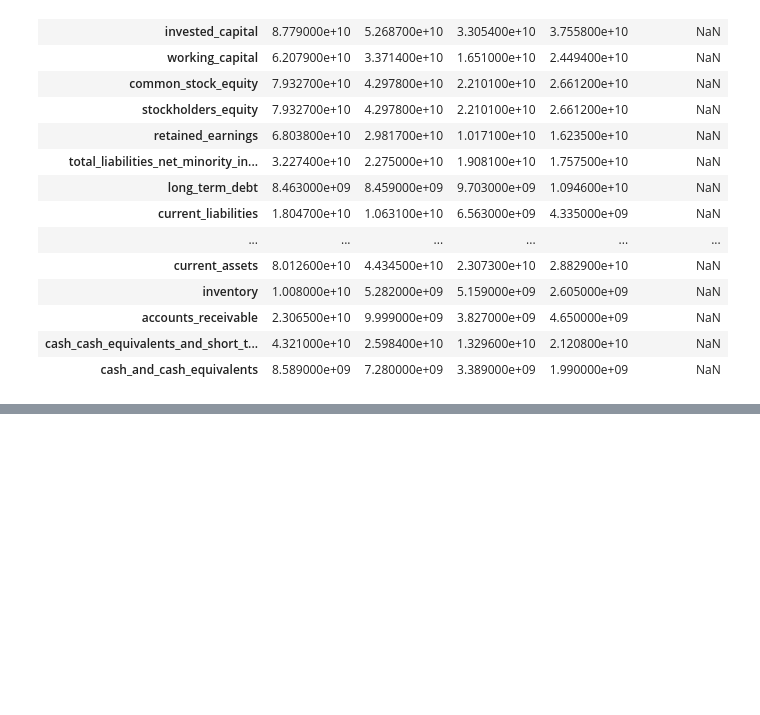
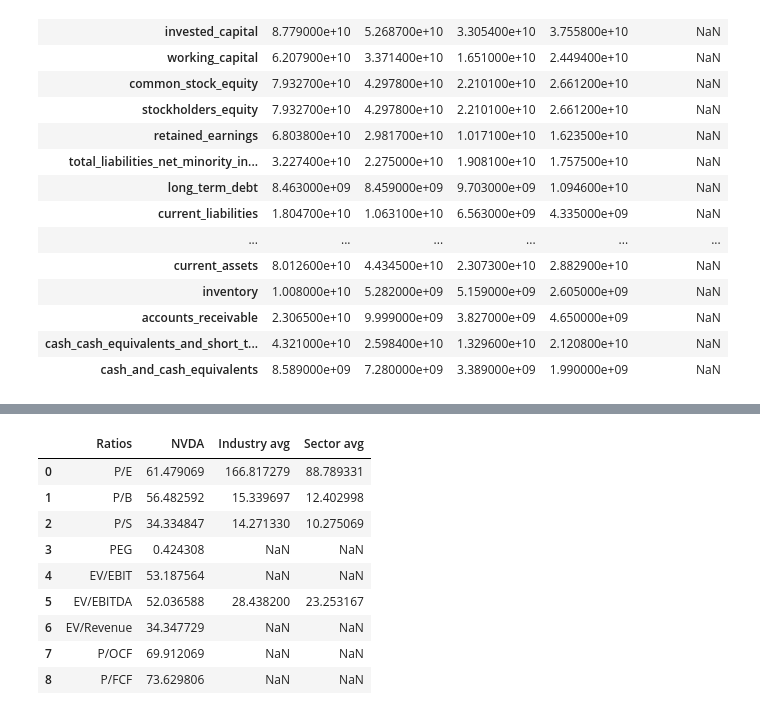
Before and after one commit to Idaliya19/Fin-markets, a Jupyter notebook: Idaliia.ipynb, the cells around one changed output, grey strips where cells are left out. Drawn from its saved outputs; the diff is of its cells as text; code cells hidden in the pictures; blank space fills up the shorter version.

```diff
--- a/Idaliia.ipynb
+++ b/Idaliia.ipynb
@@ -257,0 +343,6 @@ Mounted at /content/drive
+# %%
+ev_ebit = enterprise_value / ebit if ebit != 0 else None
+ev_ebitda = enterprise_value / ebitda if ebitda != 0 else None
+ev_revenue = enterprise_value / revenue if revenue != 0 else None
+p_ocf = market_cap / operating_cash_flow if operating_cash_flow != 0 else None
+p_fcf = market_cap / free_cash_flow if free_cash_flow != 0 else None
@@ -257,0 +372,30 @@ Mounted at /content/drive
+# %%
+industry_peers = ['NVDA', 'AMD', 'INTC', 'AVGO', 'QCOM']
+sector_peers = ['NVDA', 'AMD', 'INTC', 'AVGO', 'QCOM', 'TSM', 'MU', 'TXN', 'AMAT', 'LRCX', 'KLAC', 'ADI']
+# %%
+def get_peer_ratios(peer_list, group_name):
+    all_ratios = {'pe': [], 'pb': [], 'ps': [], 'peg': [], 'ev_ebitda': []}
+    yahoo_fields = {
+        'pe': 'trailingPE',
+        'pb': 'priceToBook',
+        'ps': 'priceToSalesTrailing12Months',
+        'peg': 'pegRatio',
+        'ev_ebitda': 'enterpriseToEbitda'
+    }
+    for ticker_name in peer_list:
+        try:
+            info = yf.Ticker(ticker_name).info
+            for ratio_name, yahoo_field in yahoo_fields.items():
+                value = info.get(yahoo_field)
+                if value:
+                    all_ratios[ratio_name].append(value)
+            print(f"  ✓ {ticker_name}")
+        except:
+            print(f"  ✗ {ticker_name}: ошибка")
+
+    averages = {name: np.mean(values) if values else None
+                for name, values in all_ratios.items()}
+    return averages
+
+industry_avg = get_peer_ratios(industry_peers, f"индустрии '{industry}'")
+sector_avg = get_peer_ratios(sector_peers, f"сектору '{sector}'")
@@ -257,0 +423,20 @@ Mounted at /content/drive
+# %%
+market_ratios = pd.DataFrame({
+    'Ratios': ['P/E', 'P/B', 'P/S', 'PEG', 'EV/EBIT', 'EV/EBITDA', 'EV/Revenue', 'P/OCF', 'P/FCF'],
+    f'{TICKER}': [pe_ratio, pb_ratio, ps_ratio, peg_ratio, ev_ebit, ev_ebitda, ev_revenue, p_ocf, p_fcf],
+    'Industry avg': [industry_avg['pe'], industry_avg['pb'], industry_avg['ps'], industry_avg['peg'], None, industry_avg['ev_ebitda'], None, None, None],
+    'Sector avg': [sector_avg['pe'], sector_avg['pb'], sector_avg['ps'], sector_avg['peg'], None, sector_avg['ev_ebitda'], None, None, None]
+})
+# %%
+market_ratios
+# %% [output]
+|  | Ratios | NVDA | Industry avg | Sector avg |
+| 0 | P/E | 61.479069 | 166.817279 | 88.789331 |
+| 1 | P/B | 56.482592 | 15.339697 | 12.402998 |
+| 2 | P/S | 34.334847 | 14.271330 | 10.275069 |
+| 3 | PEG | 0.424308 | NaN | NaN |
+| 4 | EV/EBIT | 53.187564 | NaN | NaN |
+| 5 | EV/EBITDA | 52.036588 | 28.438200 | 23.253167 |
+| 6 | EV/Revenue | 34.347729 | NaN | NaN |
+| 7 | P/OCF | 69.912069 | NaN | NaN |
+| 8 | P/FCF | 73.629806 | NaN | NaN |
```
Also changed, not shown: parts of 13 cells of this notebook.
